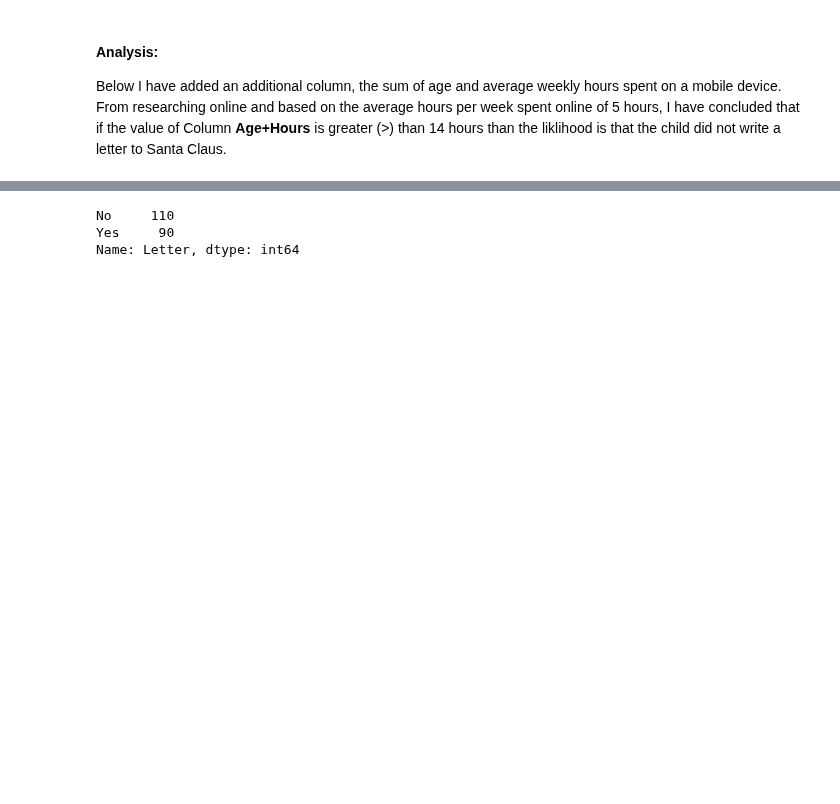
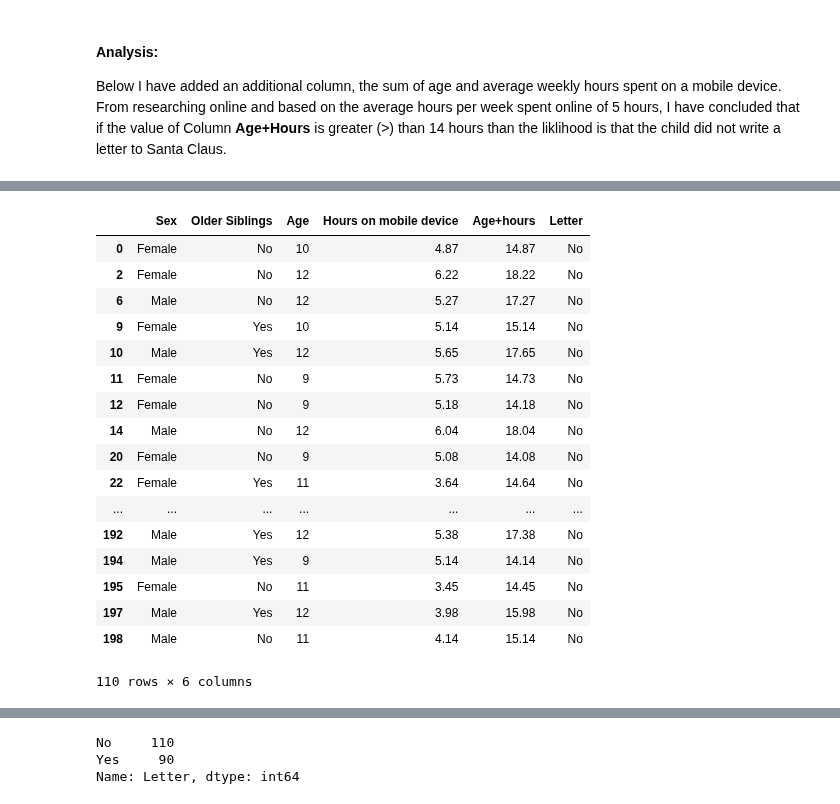
Before and after one commit to JulianConneely/Programming-for-Data-Analysis-Project-Dec18, a Jupyter notebook: Santa Claus.ipynb, the cells around one changed output, grey strips where cells are left out. Cells and saved outputs as stored; diff of their text form; code cells hidden in the pictures; blank space fills up the shorter version.

Commit message:
added df slice of children who did not write to Santa and Older Siblings

```diff
--- a/Santa Claus.ipynb
+++ b/Santa Claus.ipynb
@@ -299 +311,23 @@ df.loc[df['Letter'] == 'Yes']
 90 rows × 6 columns
+# %%
+# Here we are selecting only rows that have Actual Letter = No, or children that have NOT sent letters to Santa
+df.loc[df['Letter'] == 'No']
+# %% [output]
+|  | Sex | Older Siblings | Age | Hours on mobile device | Age+hours | Letter |
+| 0 | Female | No | 10 | 4.87 | 14.87 | No |
+| 2 | Female | No | 12 | 6.22 | 18.22 | No |
+| 6 | Male | No | 12 | 5.27 | 17.27 | No |
+| 9 | Female | Yes | 10 | 5.14 | 15.14 | No |
+| 10 | Male | Yes | 12 | 5.65 | 17.65 | No |
+| 11 | Female | No | 9 | 5.73 | 14.73 | No |
+| 12 | Female | No | 9 | 5.18 | 14.18 | No |
+| 14 | Male | No | 12 | 6.04 | 18.04 | No |
+| 20 | Female | No | 9 | 5.08 | 14.08 | No |
+| 22 | Female | Yes | 11 | 3.64 | 14.64 | No |
+| ... | ... | ... | ... | ... | ... | ... |
+| 192 | Male | Yes | 12 | 5.38 | 17.38 | No |
+| 194 | Male | Yes | 9 | 5.14 | 14.14 | No |
+| 195 | Female | No | 11 | 3.45 | 14.45 | No |
+| 197 | Male | Yes | 12 | 3.98 | 15.98 | No |
+| 198 | Male | No | 11 | 4.14 | 15.14 | No |
+110 rows × 6 columns
```
Also changed, not shown: parts of 43 cells of this notebook.
